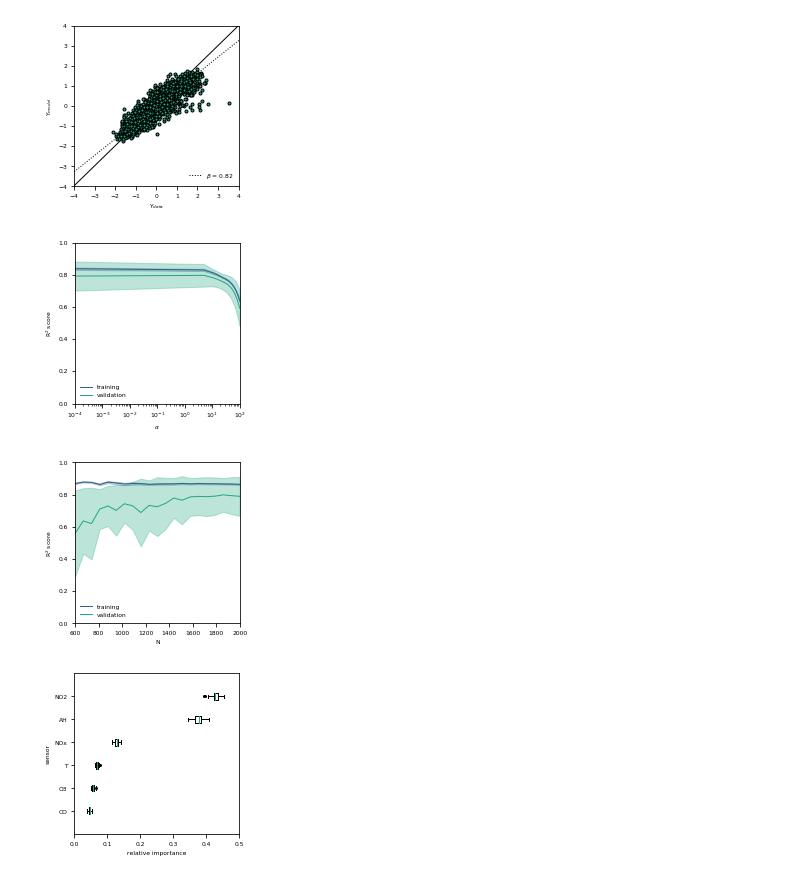
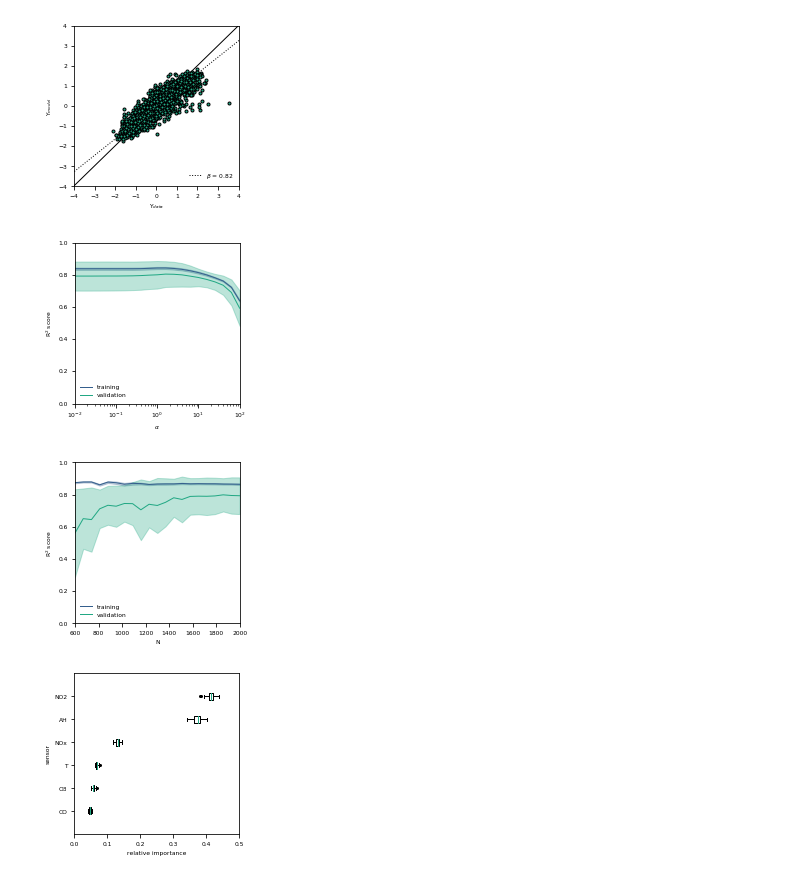
Before and after one commit to gtancev/Chemical-Sensor-Data, a Jupyter notebook: NN_sklearn/main_NN.ipynb, the cells around one changed output. Drawn from its saved outputs; the diff is of its cells as text; code cells hidden in the pictures.

```diff
--- a/NN_sklearn/main_NN.ipynb
+++ b/NN_sklearn/main_NN.ipynb
@@ -158,6 +158,6 @@ Training set consists of 1139 samples. Test set contains 1140 samples.
 # %%
 # Training phase.
-parameters = {"alpha": np.linspace(1e-2, 1e2, 50, dtype="float"), "hidden_layer_sizes": [(5), (10)]} # Define grid.
+parameters = {"alpha": np.logspace(-2, 2, 50), "hidden_layer_sizes": [(5), (10)]} # Define grid.
 clf2 = RandomizedSearchCV(model, parameters, n_iter=100, cv=5, scoring='neg_mean_squared_error', n_jobs=-1, random_state=0) # Run grid search.
 clf2.fit(X_train, Y_train) # Train/optimize regressor.
 model2 = clf2.best_estimator_ # Select best model.
@@ -220,33 +220,33 @@ plt.show()
 [figure]
 # %%
 # Compute validation curve.
-param_range = np.linspace(1e-4, 1e2, 21, dtype="float")
+param_range = np.logspace(-2, 2, 21)
 train_scores, test_scores = validation_curve(model2, X, Y,
                                              "alpha", param_range, cv=10,
                                              scoring="r2", verbose=0, n_jobs=-1)
 
 # Plot validation curve.
 train_scores_mean = np.mean(train_scores, axis=1)
 train_scores_std = np.std(train_scores, axis=1)
 test_scores_mean = np.mean(test_scores, axis=1)
 test_scores_std = np.std(test_scores, axis=1)
 
 fig = plt.figure(figsize=(2.95,2.95))
 fig.tight_layout()
 ax = fig.add_subplot(111)
 ax.set_xlabel(r"$\alpha$")
 ax.set_ylabel("R$^2$ score")
 ax.set_ylim(0.0, 1.0)
 ax.set_xlim(param_range[0], param_range[-1])
 plt.semilogx(param_range, train_scores_mean, label="training",color=plt.cm.viridis(0.3))
 plt.fill_between(param_range, train_scores_mean - train_scores_std,train_scores_mean + train_scores_std, alpha=0.3,color=plt.cm.viridis(0.3))
 plt.semilogx(param_range, test_scores_mean, label="validation",color=plt.cm.viridis(0.6))
 plt.fill_between(param_range, test_scores_mean - test_scores_std,test_scores_mean + test_scores_std, alpha=0.3,color=plt.cm.viridis(0.6))
 plt.legend(frameon=False, loc=3)
 plt.savefig('./figures/validation_curve',dpi=900,transparent=True,orientation='landscape',bbox_inches='tight')
 plt.show()
 # %% [output]
-[figure, old version]
+[figure, new version]
 # %%
 # Compute training curve.
 train_sizes, train_scores, test_scores = learning_curve(model2, X, Y,
@@ -274,7 +274,7 @@ plt.legend(frameon=False, loc=3)
 plt.savefig('./figures/training_curve',dpi=900,transparent=True,orientation='landscape',bbox_inches='tight')
 plt.show()
 # %% [output]
-[figure, old version]
+[figure, new version]
 # %%
 # Compute and plot permutation importance.
 importance = permutation_importance(model2, X_train, Y_train, n_repeats=100, scoring="r2", random_state=0) # Compute.
```
Also changed, not shown: parts of 4 cells of this notebook.
